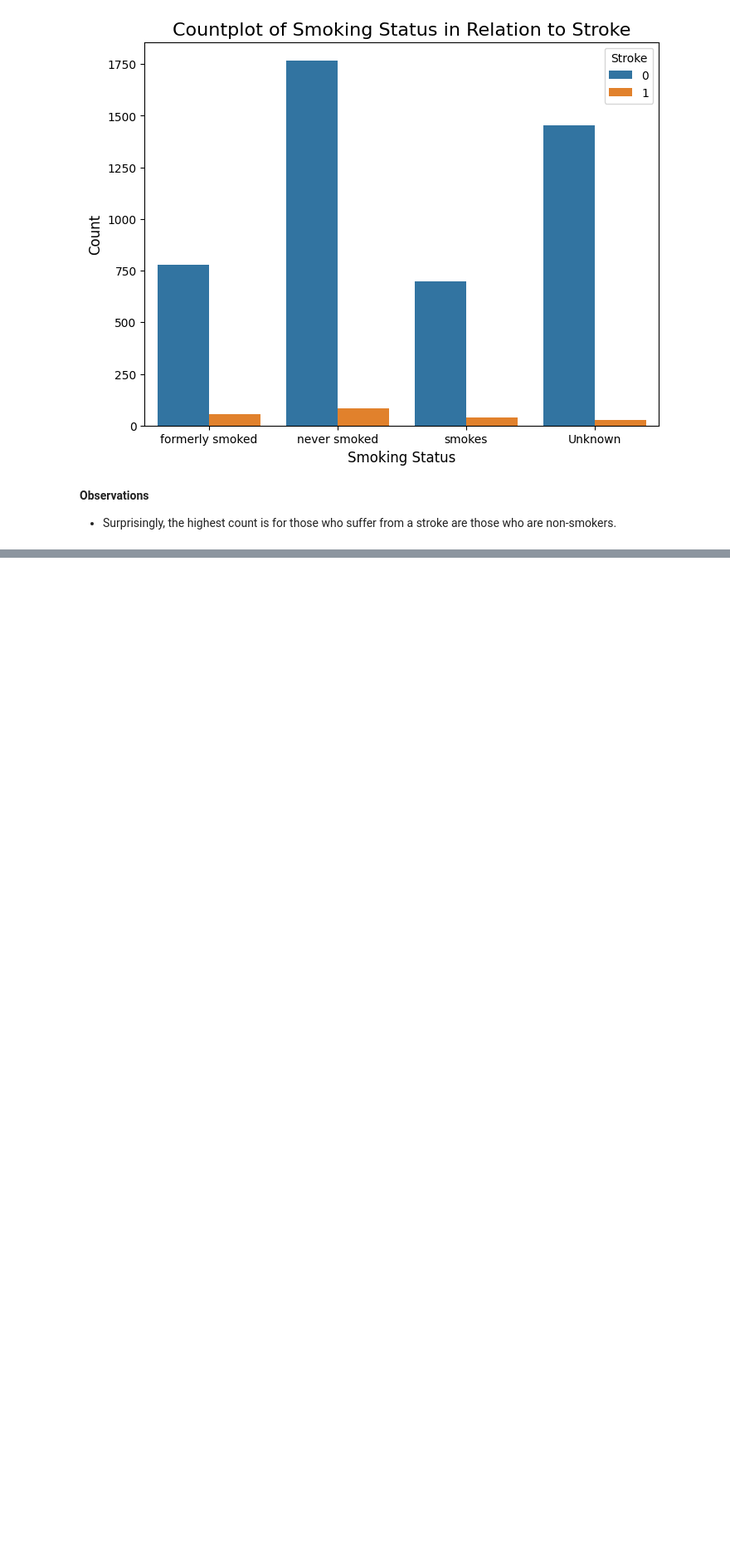
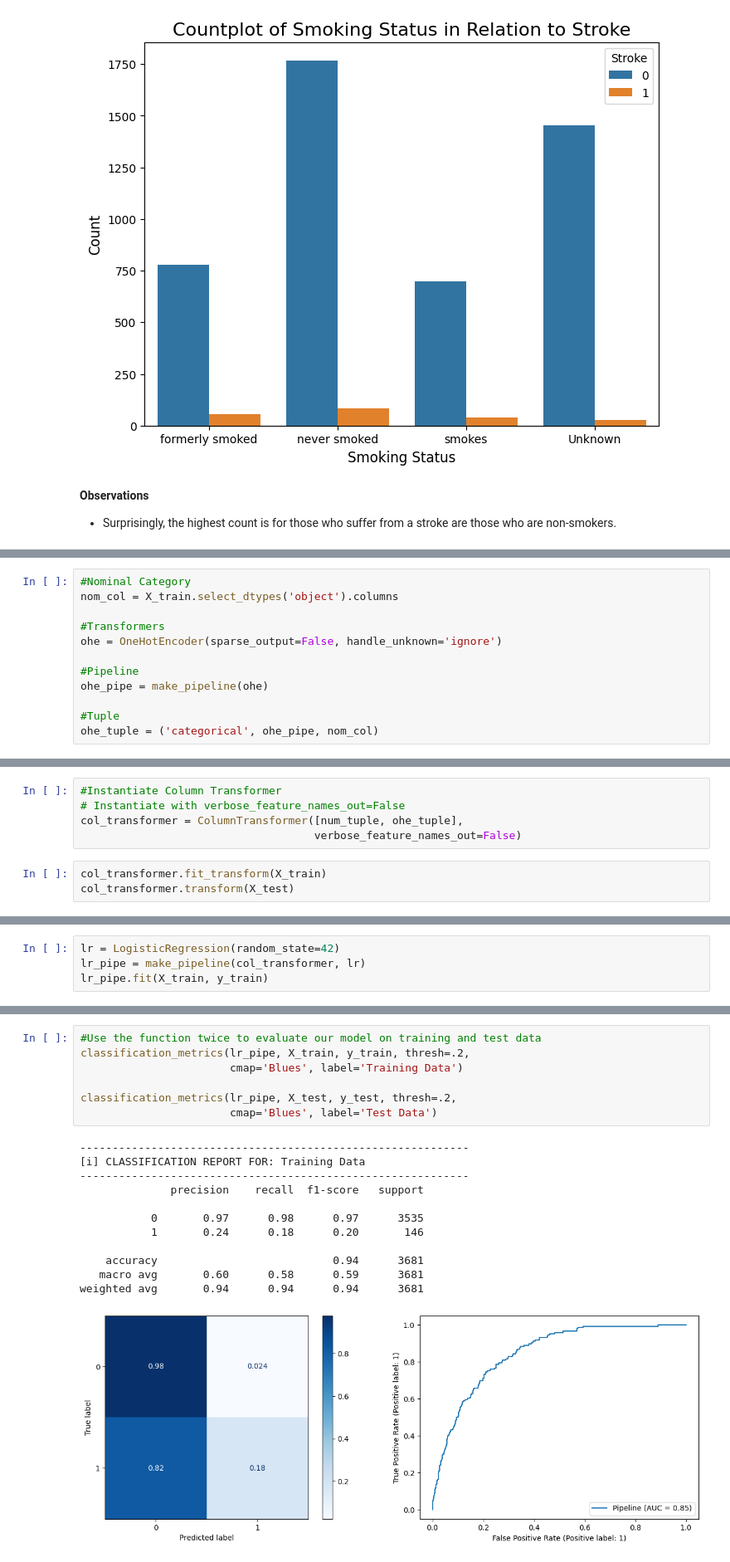
Before and after one commit to patelmedha/Stroke-Prediction, a Jupyter notebook: Stroke_Prediction.ipynb, the cells around one changed output, grey strips where cells are left out. Shown at 83% size. Cells and saved outputs as stored; diff of their text form; blank space fills up the shorter version.

```diff
--- a/Stroke_Prediction.ipynb
+++ b/Stroke_Prediction.ipynb
@@ -633,0 +904,12 @@ plt.show()
+# %%
+#Nominal Category
+nom_col = X_train.select_dtypes('object').columns
+
+#Transformers
+ohe = OneHotEncoder(sparse_output=False, handle_unknown='ignore')
+
+#Pipeline
+ohe_pipe = make_pipeline(ohe)
+
+#Tuple
+ohe_tuple = ('categorical', ohe_pipe, nom_col)
@@ -633,0 +928,8 @@ plt.show()
+# %%
+#Instantiate Column Transformer
+# Instantiate with verbose_feature_names_out=False
+col_transformer = ColumnTransformer([num_tuple, ohe_tuple],
+                                    verbose_feature_names_out=False)
+# %%
+col_transformer.fit_transform(X_train)
+col_transformer.transform(X_test)
@@ -633,0 +952,4 @@ plt.show()
+# %%
+lr = LogisticRegression(random_state=42)
+lr_pipe = make_pipeline(col_transformer, lr)
+lr_pipe.fit(X_train, y_train)
@@ -633,0 +1004,20 @@ plt.show()
+# %%
+#Use the function twice to evaluate our model on training and test data
+classification_metrics(lr_pipe, X_train, y_train, thresh=.2,
+                       cmap='Blues', label='Training Data')
+
+classification_metrics(lr_pipe, X_test, y_test, thresh=.2,
+                       cmap='Blues', label='Test Data')
+# %% [output]
+------------------------------------------------------------
+[i] CLASSIFICATION REPORT FOR: Training Data
+------------------------------------------------------------
+              precision    recall  f1-score   support
+
+           0       0.97      0.98      0.97      3535
+           1       0.24      0.18      0.20       146
+
+    accuracy                           0.94      3681
+   macro avg       0.60      0.58      0.59      3681
+weighted avg       0.94      0.94      0.94      3681
+[figure, added]
```
Also changed, not shown: parts of 97 cells of this notebook.
